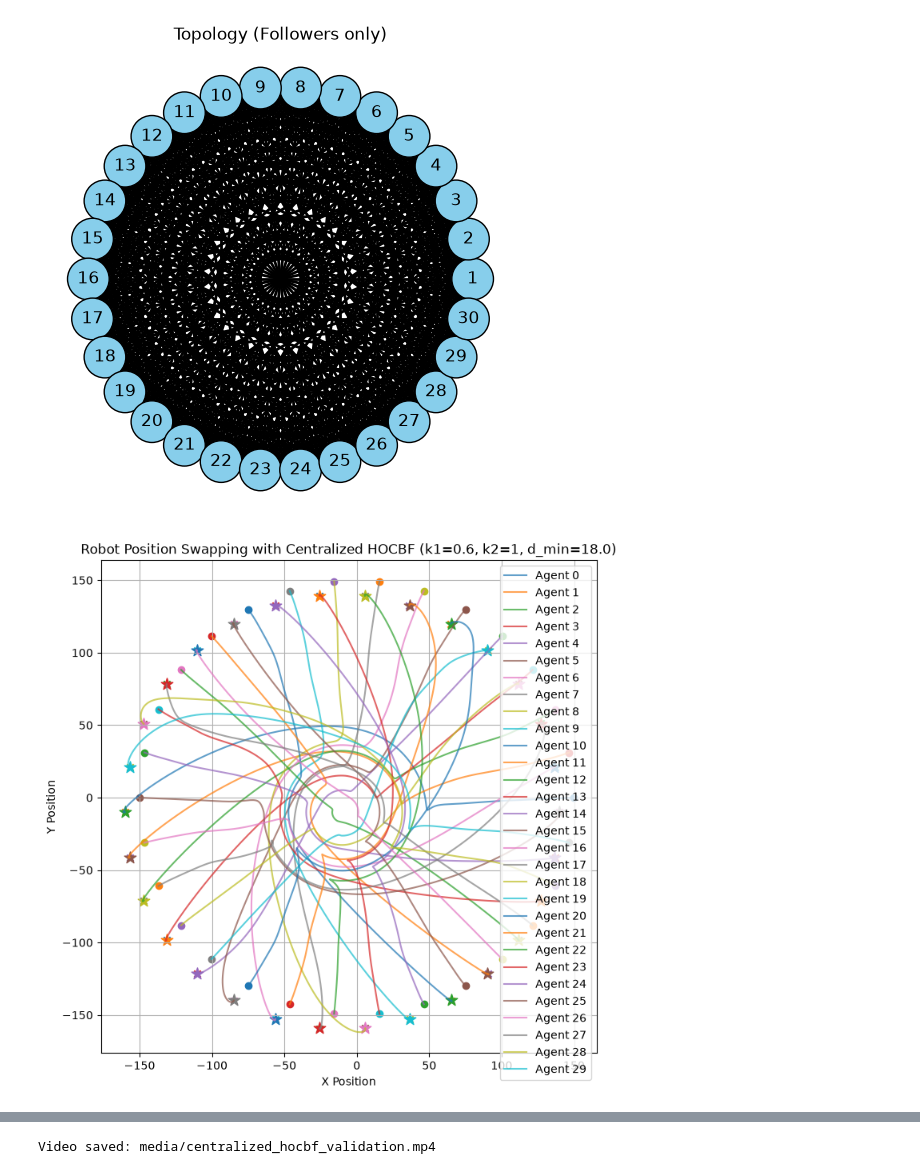
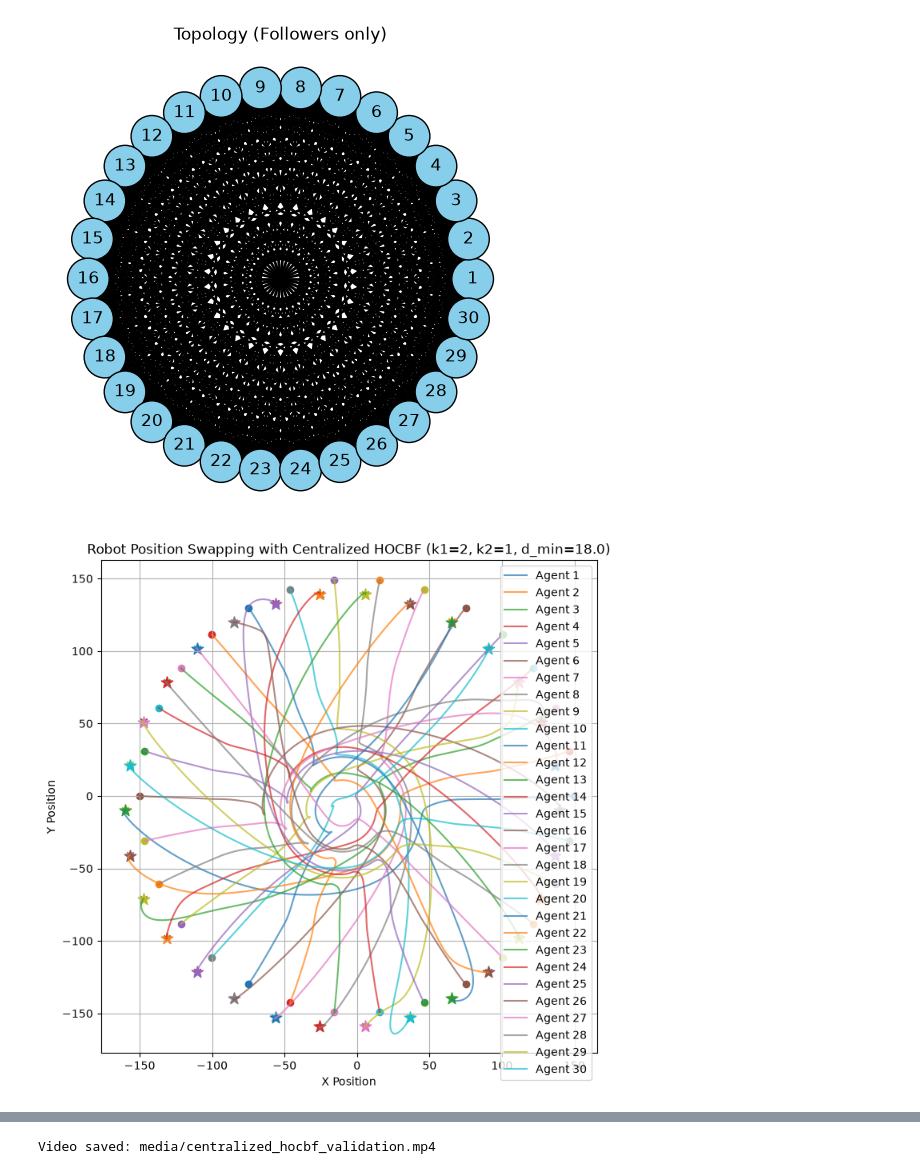
Before and after one commit to hungnguyen-125/Safety_Formation_Control_CBF, a Jupyter notebook: demo/notebooks/centralized_hocbf_validation.ipynb, the cells around one changed output, grey strips where cells are left out. Saved outputs shown, nothing was run; the diff lists cells and outputs as text; code cells hidden in the pictures.

```diff
--- a/demo/notebooks/centralized_hocbf_validation.ipynb
+++ b/demo/notebooks/centralized_hocbf_validation.ipynb
@@ -296,10 +296,10 @@ max QP residual = -5.999888e+00
 N = 30
 R_circle = 150
 dt = 0.1
-T_max = 70.0
+T_max = 60.0
 steps = int(T_max / dt)
 
-k1_hocbf = 0.6
+k1_hocbf = 2
 k2_hocbf = 1
 d_min = 18.0
 k1, k2 = 0.055, 0.4
@@ -374,35 +374,35 @@ for t in range(steps):
         ag.update_physics(u_safe_all[i], dt)
 
         history[i].append(ag.pos.flatten().copy())
         u_nom_hist[i].append(u_nom_all[i].copy())
         u_safe_hist[i].append(u_safe_all[i].copy())
 
 # --- Convert history to arrays ---
 history = [np.array(h) for h in history]
 u_nom_hist = [np.array(h) for h in u_nom_hist]
 u_safe_hist = [np.array(h) for h in u_safe_hist]
 
 # --- Plot trajectories ---
 plt.figure(figsize=(8, 8))
 for i in range(N):
     traj = history[i]
     if len(traj) == 0:
         continue
 
-    plt.plot(traj[:, 0], traj[:, 1], alpha=0.7, label=f'Agent {i}')
+    plt.plot(traj[:, 0], traj[:, 1], alpha=0.7, label=f'Agent {i+1}')
     plt.scatter(traj[0, 0], traj[0, 1], marker='o')
     plt.scatter(traj[-1, 0], traj[-1, 1], marker='x')
     plt.scatter(agents_list[i].target[0], agents_list[i].target[1], marker='*', s=120)
 
 plt.title(f"Robot Position Swapping with Centralized HOCBF (k1={k1_hocbf}, k2={k2_hocbf}, d_min={d_min})")
 plt.xlabel("X Position")
 plt.ylabel("Y Position")
 plt.axis("equal")
 plt.grid(True)
 plt.legend()
 plt.show()
 # %% [output]
-[figure, old version]
+[figure, new version]
 # %%
 # --- Plot control inputs (for debugging) ---
 time = np.arange(len(u_nom_hist[0])) * dt
```
Also changed, not shown: parts of 6 cells of this notebook, 12 other files.
